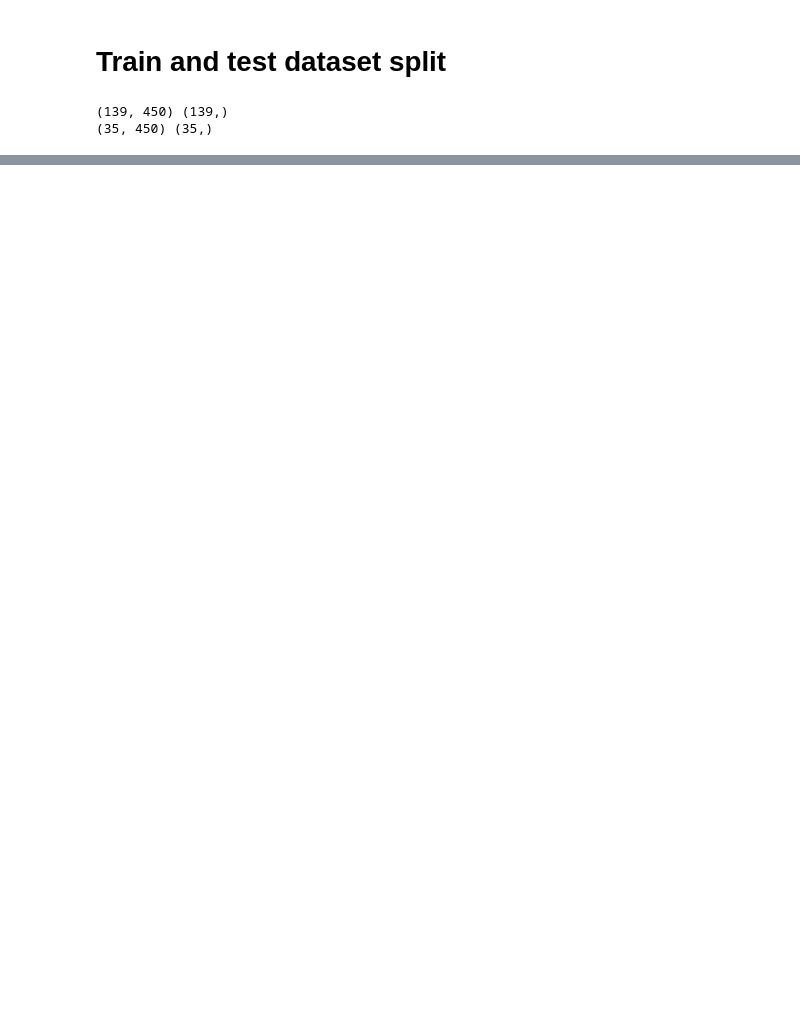
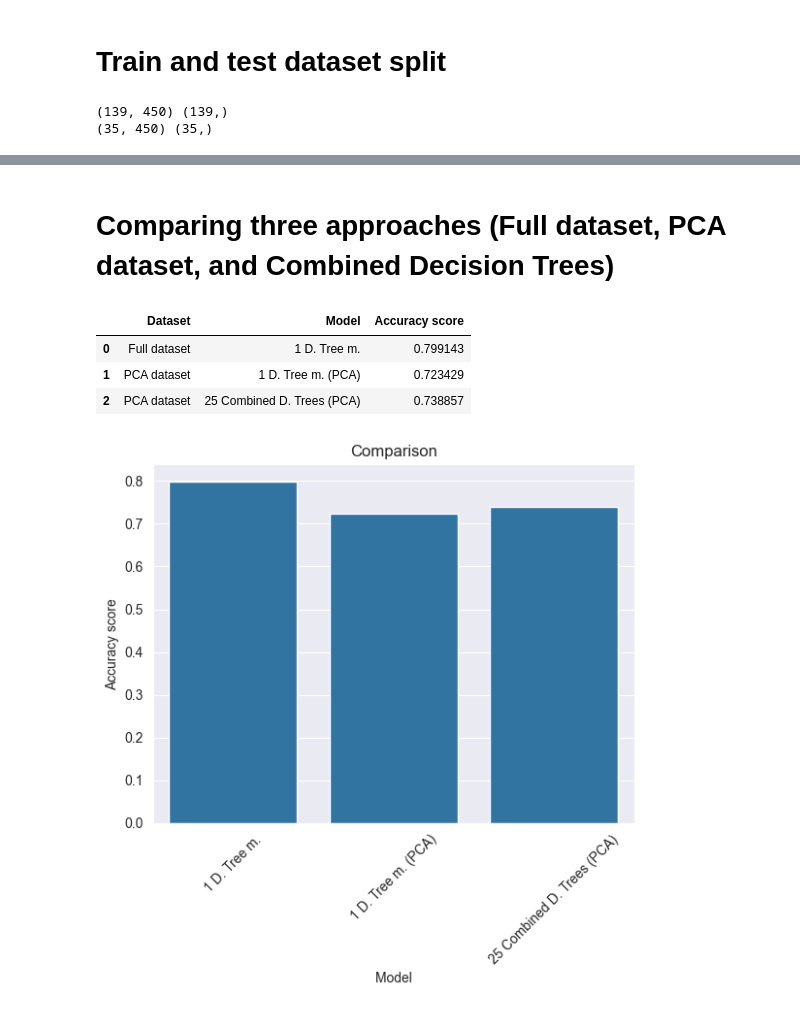
Before and after one commit to PieroAlonsoV/study_4830, a Jupyter notebook: code.ipynb, the cells around one changed output, grey strips where cells are left out. Cells and saved outputs as stored; diff of their text form; code cells hidden in the pictures; blank space fills up the shorter version.

```diff
--- a/code.ipynb
+++ b/code.ipynb
@@ -171,0 +178,25 @@ plt.show()
+# %% [markdown]
+# Comparing three approaches (Full dataset, PCA dataset, and Combined Decision Trees)
+# %%
+df_result = pd.DataFrame(
+{'Dataset': ['Full dataset', 'PCA dataset','PCA dataset'  ]
+,'Model': ['1 D. Tree m.', '1 D. Tree m. (PCA)', '25 Combined D. Trees (PCA)']
+,'Accuracy score':
+        [np.mean(accuracy_full)
+         ,np.mean(accuracy_pca)
+         ,np.mean(accuracy_combined)
+        ]
+     })
+df_result
+# %% [output]
+|  | Dataset | Model | Accuracy score |
+| 0 | Full dataset | 1 D. Tree m. | 0.799143 |
+| 1 | PCA dataset | 1 D. Tree m. (PCA) | 0.723429 |
+| 2 | PCA dataset | 25 Combined D. Trees (PCA) | 0.738857 |
+# %%
+sns.barplot(x= 'Model',y= 'Accuracy score' , data=df_result)
+plt.title('Comparison')
+plt.xticks(rotation=45)
+plt.show()
+# %% [output]
+[figure, added]
```
Also changed, not shown: parts of 30 cells of this notebook, 1 other file.
